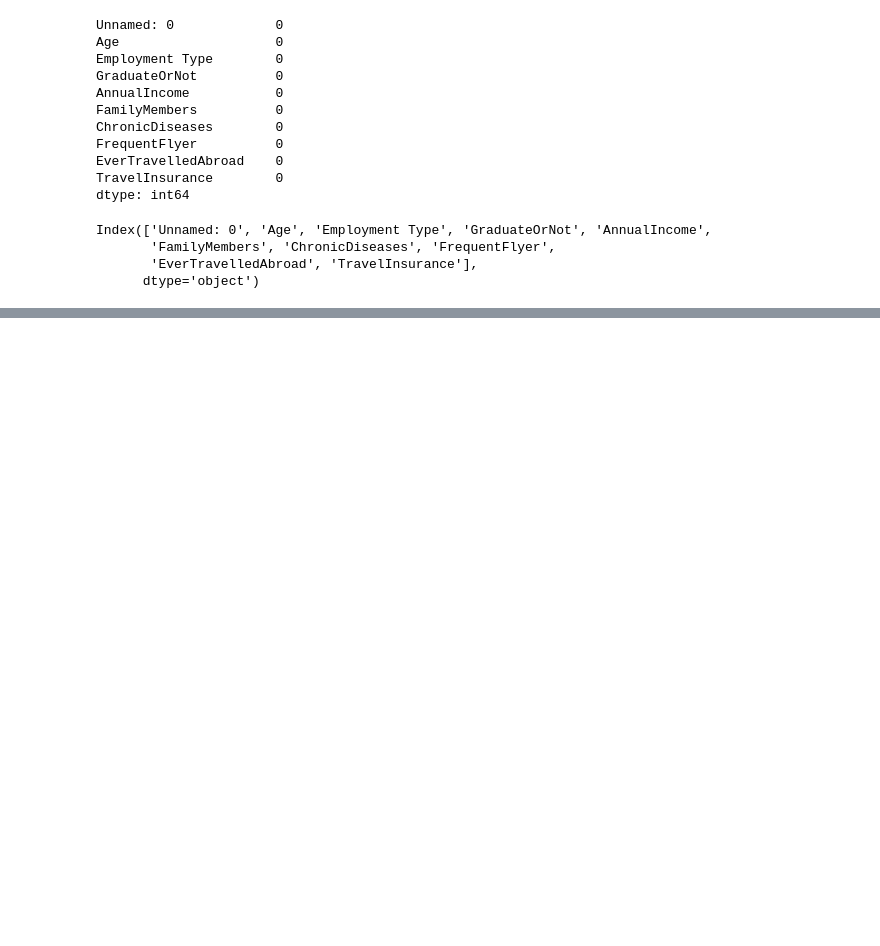
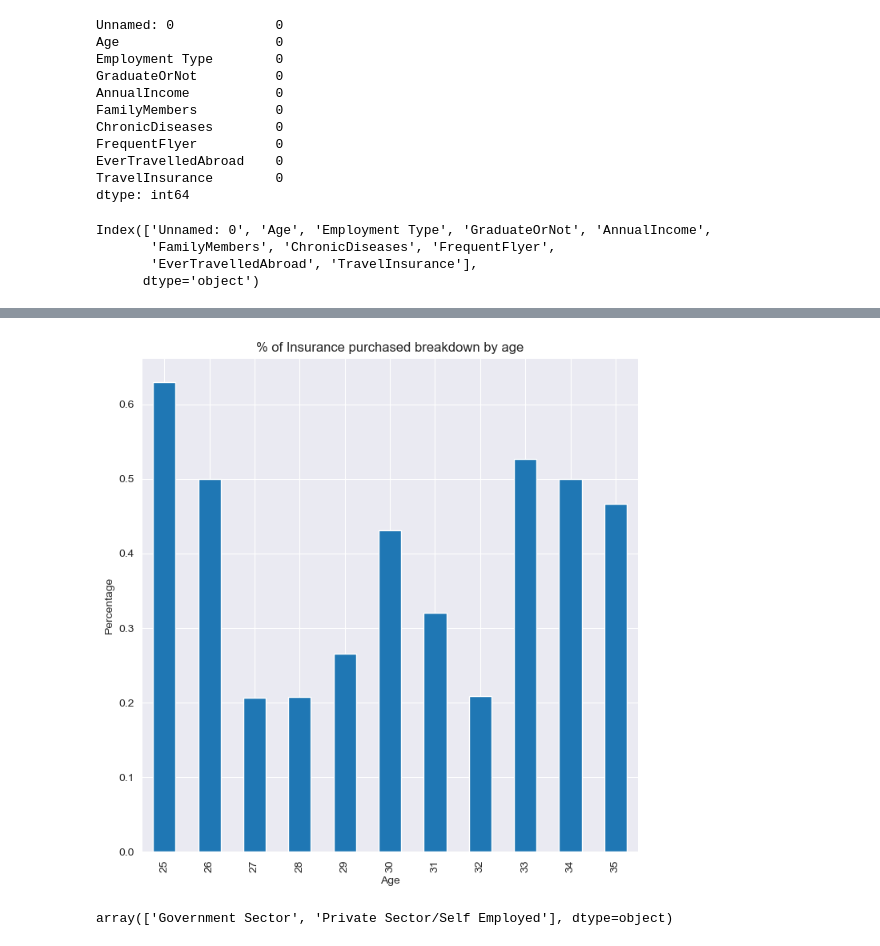
Before and after one commit to ikmalsyafiq/ECE-225A-Final-Project, a Jupyter notebook: analysis.ipynb, the cells around one changed output, grey strips where cells are left out. Drawn from its saved outputs; the diff is of its cells as text; code cells hidden in the pictures; blank space fills up the shorter version.

```diff
--- a/analysis.ipynb
+++ b/analysis.ipynb
@@ -88,0 +112,18 @@ data.drop('Unnamed: 0',axis=1,inplace=True)
+# %%
+#percentage of purchase by age
+fig, ax = plt.subplots(figsize=(8,8))
+(data.groupby('Age').sum()['TravelInsurance']/data.groupby('Age').count()['TravelInsurance']).plot(kind='bar') #sum = all 1s added togeter / by count which is all counts of that age
+plt.title('% of Insurance purchased breakdown by age')
+plt.ylabel('Percentage')
+plt.show()
+#25 years old highest purchase %
+#26, 34 50% half half
+#from 27-32, % are lowest of all ages
+# %% [output]
+[figure, added]
+# %%
+data['Employment Type'].unique()
+
+#either Government Sector or Private Sector/Self Employed
+# %% [output]
+array(['Government Sector', 'Private Sector/Self Employed'], dtype=object)
```
Also changed, not shown: parts of 26 cells of this notebook.
